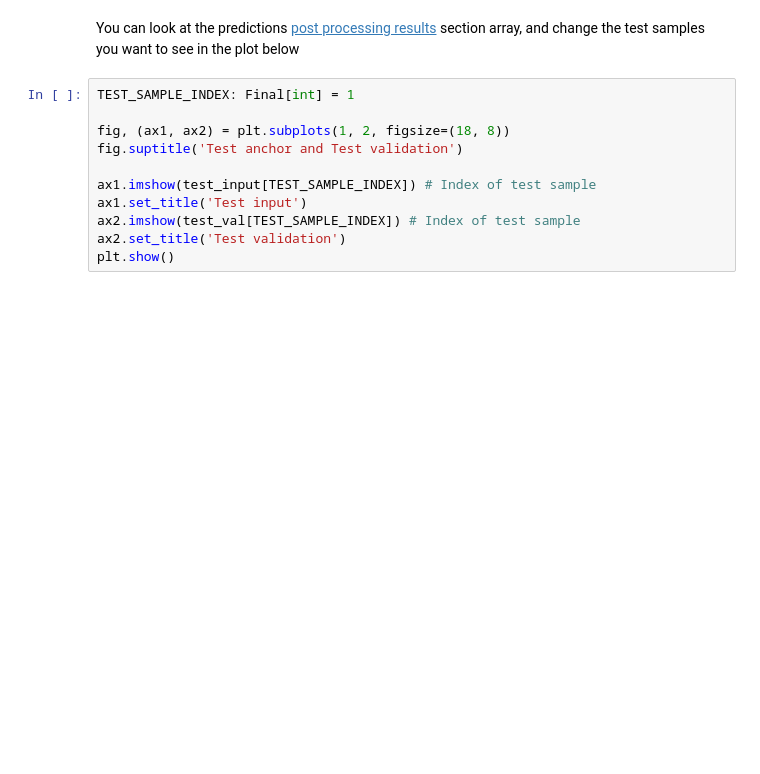
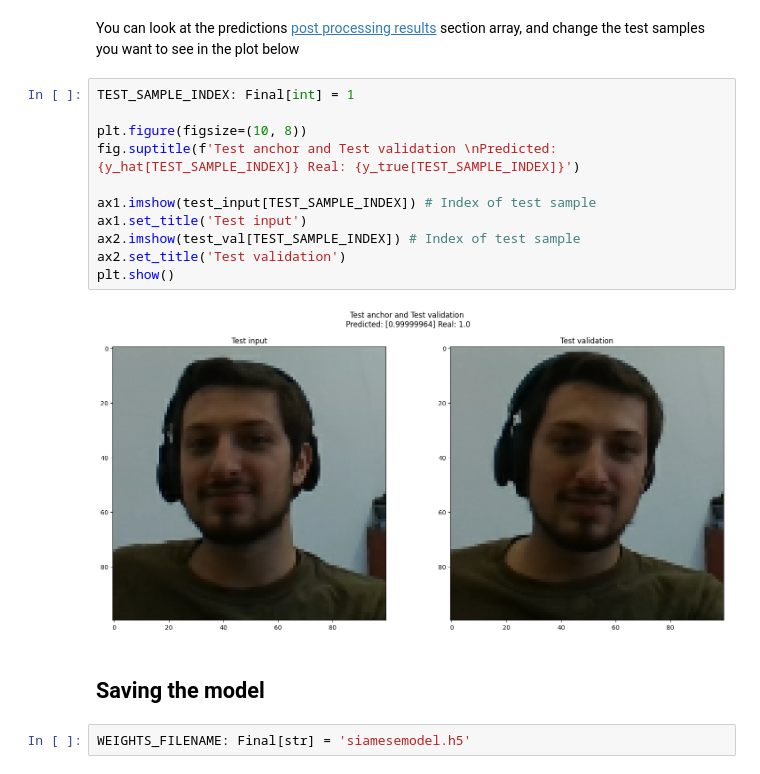
Before and after one commit to agnoam/one-shot-fr-tutorial, a Jupyter notebook: tutorial.ipynb, the cells around one changed output. Drawn from its saved outputs; the diff is of its cells as text; blank space fills up the shorter version.

```diff
--- a/tutorial.ipynb
+++ b/tutorial.ipynb
@@ -793,11 +805,17 @@ You can look at the predictions [post processing results](#Post-processing-resul
 # %%
 TEST_SAMPLE_INDEX: Final[int] = 1
 
-fig, (ax1, ax2) = plt.subplots(1, 2, figsize=(18, 8))
-fig.suptitle('Test anchor and Test validation')
+plt.figure(figsize=(10, 8))
+fig.suptitle(f'Test anchor and Test validation \nPredicted: {y_hat[TEST_SAMPLE_INDEX]} Real: {y_true[TEST_SAMPLE_INDEX]}')
 
 ax1.imshow(test_input[TEST_SAMPLE_INDEX]) # Index of test sample
 ax1.set_title('Test input')
 ax2.imshow(test_val[TEST_SAMPLE_INDEX]) # Index of test sample
 ax2.set_title('Test validation')
 plt.show()
+# %% [output]
+[figure, added]
+# %% [markdown]
+## Saving the model
+# %%
+WEIGHTS_FILENAME: Final[str] = 'siamesemodel.h5'
```
Also changed, not shown: parts of 12 cells of this notebook.
